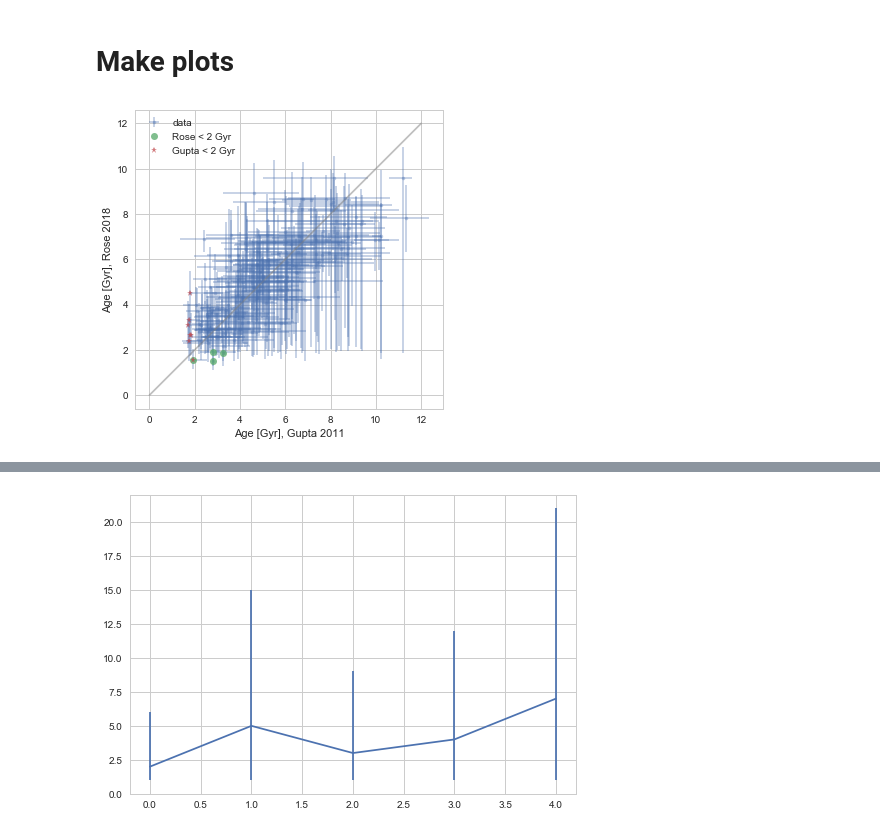
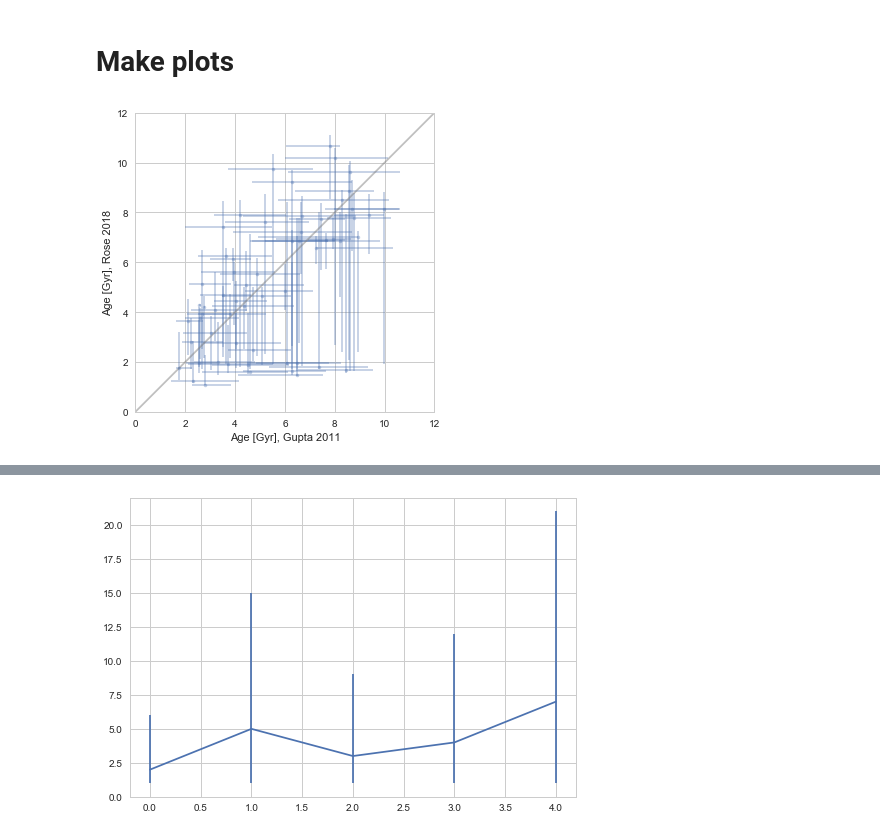
Before and after one commit to benjaminrose/MC-Age, a Jupyter notebook: figures/Consistence-Test-GuptaCalibrationFigure.ipynb, the cells around one changed output, grey strips where cells are left out. Drawn from its saved outputs; the diff is of its cells as text; code cells hidden in the pictures.

Commit message:
Figure updates

```diff
--- a/figures/Consistence-Test-GuptaCalibrationFigure.ipynb
+++ b/figures/Consistence-Test-GuptaCalibrationFigure.ipynb
@@ -15,7 +15,7 @@ import seaborn as sns
 # %%
 filepath = '../resources/ages_gupta.tsv'
 RoseData = Table.read(filepath, format='ascii.commented_header', delimiter='\t')
-RoseData['SN ID'] = RoseData['SN ID'].astype(int)    # Convert SN ID from float
+RoseData['sn id'] = RoseData['sn id'].astype(int)    # Convert SN ID from float
 # %%
 filepath = '../data/Gupta11_table2.txt'
 GuptaData = Table.read(filepath, format='ascii.csv', delimiter='\t',
@@ -156,27 +164,30 @@ sns.set_style("whitegrid")
 # %%
 plt.figure('calibration1')
 # plt.xscale('log', nonposy='clip')
 # plt.yscale('log', nonposy='clip')
 plt.plot(np.linspace(0,12), np.linspace(0,12), alpha=0.5, c='grey')
-plt.errorbar(data['Age_2'], data['Age_1'],
-             xerr=[data['Age_2']-data['Age -'], data['Age +']-data['Age_2']],
-             yerr=[data['Lower CR'], data['Upper CR']],
+plt.errorbar(data['Age'], data['age'],
+             xerr=[data['Age']-data['Age -'], data['Age +']-data['Age']],
+             yerr=[data['age']-data['lower limit'], data['upper limit']-data['age']],
              fmt='.', alpha=0.35, label='data')
 # plt.errorbar(data['Age_2'][xerr<1], data['Age_1'][xerr<1], xerr=xerr[xerr<1], yerr=yerr[xerr<1], fmt='.', alpha=0.75)
-plt.errorbar(data['Age_2'][data['Age_1']<2], data['Age_1'][data['Age_1']<2],
-           fmt='o', alpha=0.75, label='Rose < 2 Gyr')
-plt.errorbar(data['Age_2'][data['Age_2']<2], data['Age_1'][data['Age_2']<2],
-             fmt='*', alpha=0.75, label='Gupta < 2 Gyr')
+
+# plt.errorbar(data['Age'][data['age']<2], data['age'][data['age']<2],
+#            fmt='o', alpha=0.75, label='Rose < 2 Gyr')
+# plt.errorbar(data['Age'][data['Age']<2], data['age'][data['Age']<2],
+#              fmt='*', alpha=0.75, label='Gupta < 2 Gyr')
+
 # sns.regplot(x=data['Age_2'], y=data['Age_1'])
-# sns.jointplot(x=data['Age_2'], y=data['Age_1'], kind="reg")
+# sns.jointplot(x=data['Age'], y=data['age'], kind="reg")
+
 plt.xlabel('Age [Gyr], Gupta 2011')
 plt.ylabel('Age [Gyr], Rose 2018')
 plt.axes().set_aspect(1)
-# plt.xlim((-0.5, 13.5))
-# plt.ylim((-0.5, 13.5))
+plt.xlim((0, 12))
+plt.ylim((0, 12))
 # plt.plot(np.linspace(0,12), np.linspace(0,12)-2.0)
-plt.legend(loc=2)
-plt.savefig('ageCalibration_temp.pdf')
+# plt.legend(loc=2)
+# plt.savefig('ageCalibration_te/mp.pdf')
 plt.show()
 # %% [output]
-[figure, old version]
+[figure, new version]
```
Also changed, not shown: parts of 7 cells of this notebook, 4 other files.
